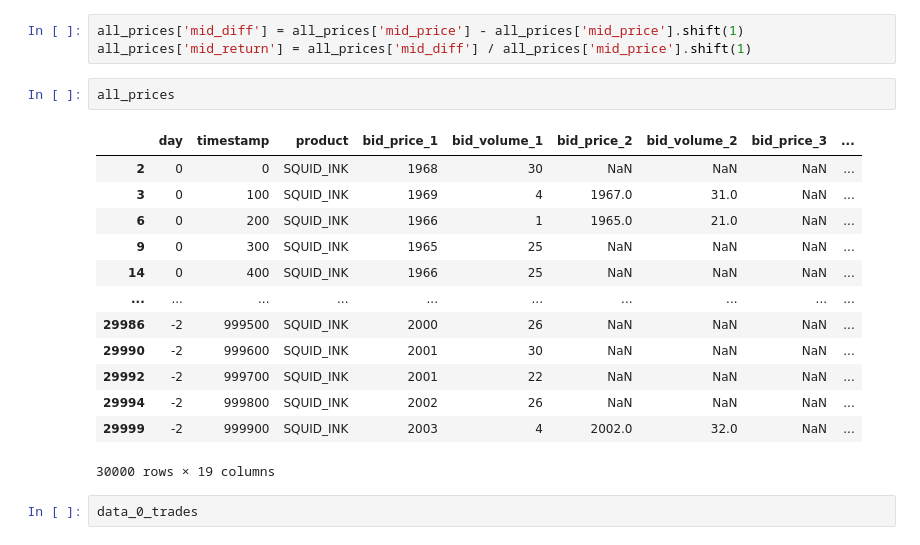
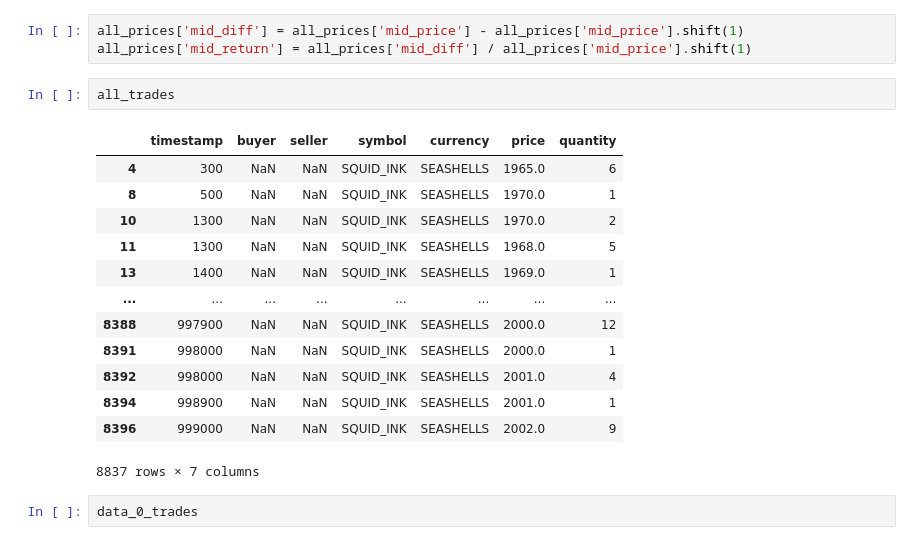
Before and after one commit to Albertyangyhm/IMC_Prosperity, a Jupyter notebook: 3p2/albert/round1.ipynb, the cells around one changed output. Cells and saved outputs as stored; diff of their text form.

```diff
--- a/3p2/albert/round1.ipynb
+++ b/3p2/albert/round1.ipynb
@@ -37,22 +37,22 @@ all_trades = pd.concat([data_0_trades, data_1_trades, data_2_trades], axis=0)
 # %%
 all_prices['mid_diff'] = all_prices['mid_price'] - all_prices['mid_price'].shift(1)
 all_prices['mid_return'] = all_prices['mid_diff'] / all_prices['mid_price'].shift(1)
-# %%
-all_prices
-# %% [output]
-|  | day | timestamp | product | bid_price_1 | bid_volume_1 | bid_price_2 | bid_volume_2 | bid_price_3 | ... |
-| 2 | 0 | 0 | SQUID_INK | 1968 | 30 | NaN | NaN | NaN | ... |
-| 3 | 0 | 100 | SQUID_INK | 1969 | 4 | 1967.0 | 31.0 | NaN | ... |
-| 6 | 0 | 200 | SQUID_INK | 1966 | 1 | 1965.0 | 21.0 | NaN | ... |
-| 9 | 0 | 300 | SQUID_INK | 1965 | 25 | NaN | NaN | NaN | ... |
-| 14 | 0 | 400 | SQUID_INK | 1966 | 25 | NaN | NaN | NaN | ... |
-| ... | ... | ... | ... | ... | ... | ... | ... | ... | ... |
-| 29986 | -2 | 999500 | SQUID_INK | 2000 | 26 | NaN | NaN | NaN | ... |
-| 29990 | -2 | 999600 | SQUID_INK | 2001 | 30 | NaN | NaN | NaN | ... |
-| 29992 | -2 | 999700 | SQUID_INK | 2001 | 22 | NaN | NaN | NaN | ... |
-| 29994 | -2 | 999800 | SQUID_INK | 2002 | 26 | NaN | NaN | NaN | ... |
-| 29999 | -2 | 999900 | SQUID_INK | 2003 | 4 | 2002.0 | 32.0 | NaN | ... |
-30000 rows × 19 columns
+# %%
+all_trades
+# %% [output]
+|  | timestamp | buyer | seller | symbol | currency | price | quantity |
+| 4 | 300 | NaN | NaN | SQUID_INK | SEASHELLS | 1965.0 | 6 |
+| 8 | 500 | NaN | NaN | SQUID_INK | SEASHELLS | 1970.0 | 1 |
+| 10 | 1300 | NaN | NaN | SQUID_INK | SEASHELLS | 1970.0 | 2 |
+| 11 | 1300 | NaN | NaN | SQUID_INK | SEASHELLS | 1968.0 | 5 |
+| 13 | 1400 | NaN | NaN | SQUID_INK | SEASHELLS | 1969.0 | 1 |
+| ... | ... | ... | ... | ... | ... | ... | ... |
+| 8388 | 997900 | NaN | NaN | SQUID_INK | SEASHELLS | 2000.0 | 12 |
+| 8391 | 998000 | NaN | NaN | SQUID_INK | SEASHELLS | 2000.0 | 1 |
+| 8392 | 998000 | NaN | NaN | SQUID_INK | SEASHELLS | 2001.0 | 4 |
+| 8394 | 998900 | NaN | NaN | SQUID_INK | SEASHELLS | 2001.0 | 1 |
+| 8396 | 999000 | NaN | NaN | SQUID_INK | SEASHELLS | 2002.0 | 9 |
+8837 rows × 7 columns
 # %%
 data_0_trades
 # %% [output]
```
Also changed, not shown: parts of 5 cells of this notebook, 3 other files.
